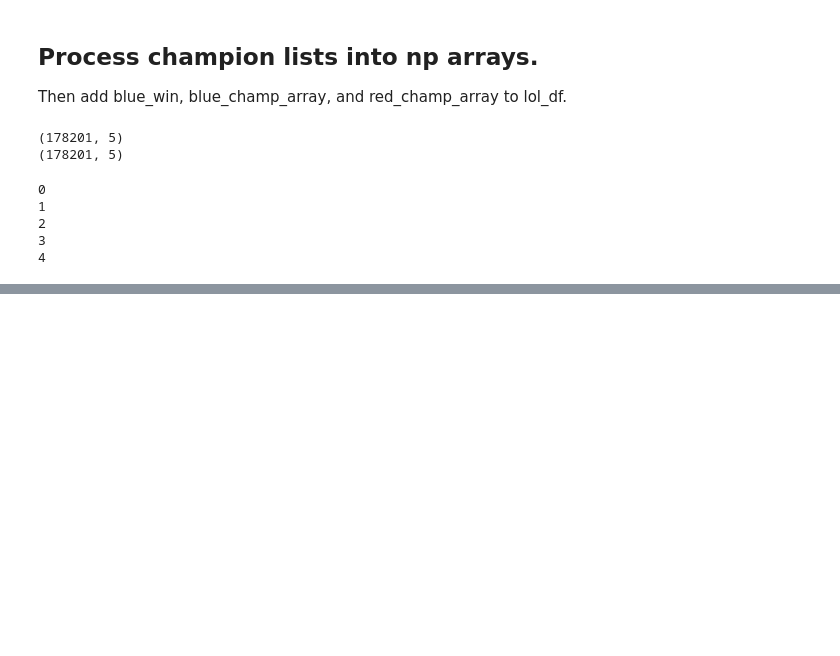
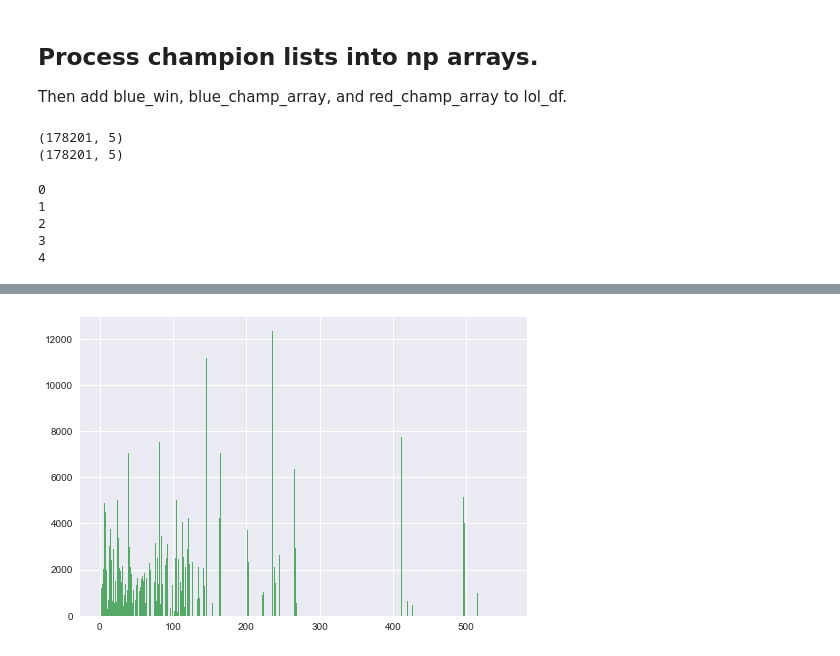
Before and after one commit to JoshEZiegler/MLProjects, a Jupyter notebook: LeagueOfLegendsProject/LOLDataCollection.ipynb, the cells around one changed output, grey strips where cells are left out. Drawn from its saved outputs; the diff is of its cells as text; code cells hidden in the pictures; blank space fills up the shorter version.

```diff
--- a/LeagueOfLegendsProject/LOLDataCollection.ipynb
+++ b/LeagueOfLegendsProject/LOLDataCollection.ipynb
@@ -242,0 +246,10 @@ lol_df_processed.to_csv(os.path.join('LOL_data',
+# %%
+lol_df = None
+for filename in glob.glob(os.path.join('LOL_data','masters_tier','*.csv')):
+    if type(lol_df)==None:
+        lol_df = pd.read_csv(filename, usecols=range(1,13))
+    else:
+        lol_df = pd.concat([lol_df, pd.read_csv(filename, usecols=range(1,13))],ignore_index=True)
+
+lol_df = lol_df.reindex(np.random.permutation(lol_df.index))
+lol_df.describe()
@@ -242,0 +266,5 @@ lol_df_processed.to_csv(os.path.join('LOL_data',
+# %%
+plt.hist(lol_df['blue_champs0'],bins=int(max(lol_df['blue_champs0'])))
+plt.show()
+# %% [output]
+[figure, added]
```
Also changed, not shown: parts of 8 cells of this notebook, 13 other files.
